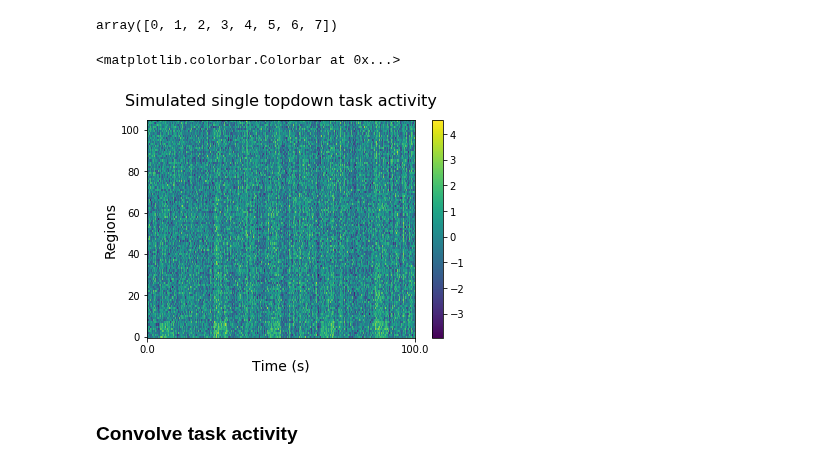
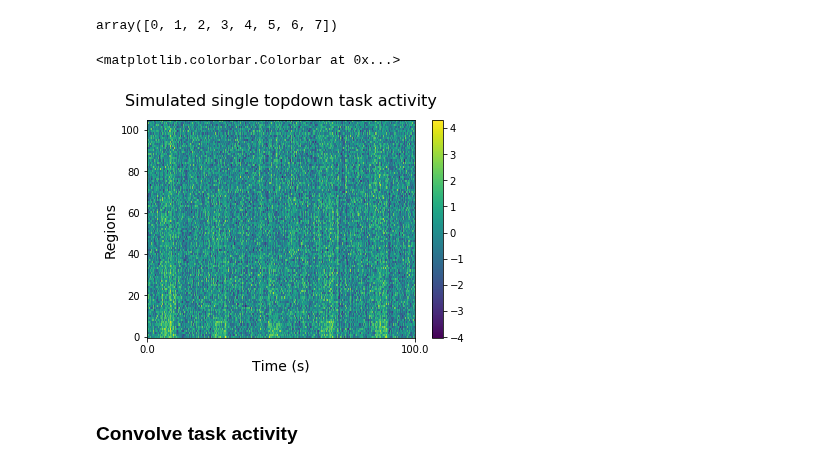
Before and after one commit to zenkavi/DevStudy_FmriNbs, a Jupyter notebook: notebooks/informationtransfermapping/TheoreticalResults/zenkavi_simulation_sandbox.ipynb, the cells around one changed output. Drawn from its saved outputs; the diff is of its cells as text; code cells hidden in the pictures.

```diff
--- a/notebooks/informationtransfermapping/TheoreticalResults/zenkavi_simulation_sandbox.ipynb
+++ b/notebooks/informationtransfermapping/TheoreticalResults/zenkavi_simulation_sandbox.ipynb
@@ -177,16 +174,19 @@ stim_nodes
 # %% [output]
 array([0, 1, 2, 3, 4, 5, 6, 7])
 # %%
+taskdata[task] = model.networkModel(G,Tmax=Tmax,dt=dt,g=g,s=s,tau=tau,
+                                          I=stimtimes[task], noise=1)
+
 plt.figure()
-plt.imshow(taskdata[1], aspect='auto',origin='lower')
+plt.imshow(taskdata[task], aspect='auto',origin='lower')
 plt.title('Simulated single topdown task activity', y=1.04, fontsize=16)
 plt.ylabel('Regions',fontsize=14)
 plt.xlabel('Time (s)',fontsize=14)
 plt.xticks(np.arange(0,Tmax+1,10000),np.arange(0,Tmax+1,10000)/100)
 plt.colorbar()
 # %% [output]
 <matplotlib.colorbar.Colorbar at 0x...>
-[figure, old version]
+[figure, new version]
 # %% [markdown]
 ### Convolve task activity
 # %%
```
Also changed, not shown: parts of 29 cells of this notebook, 1 other file.
